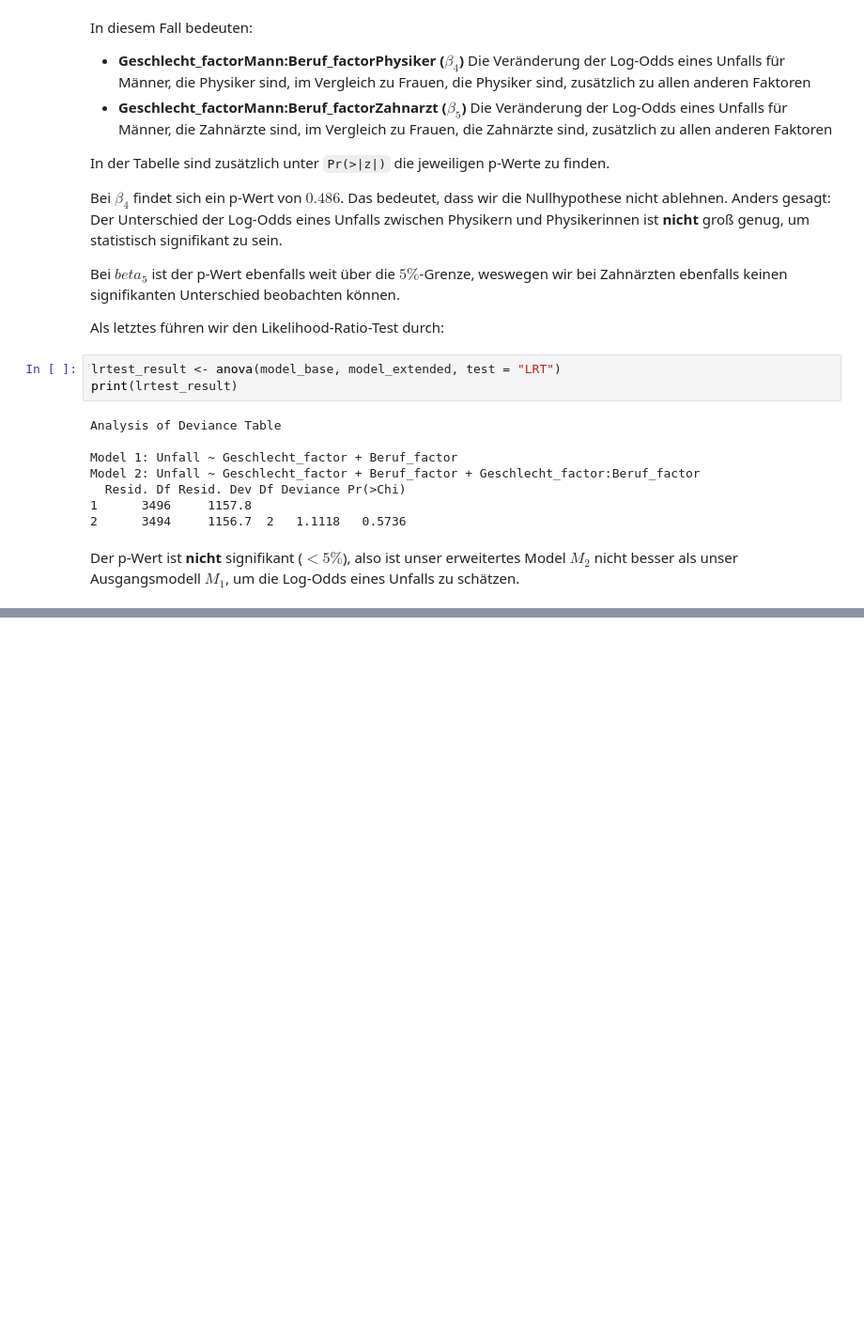
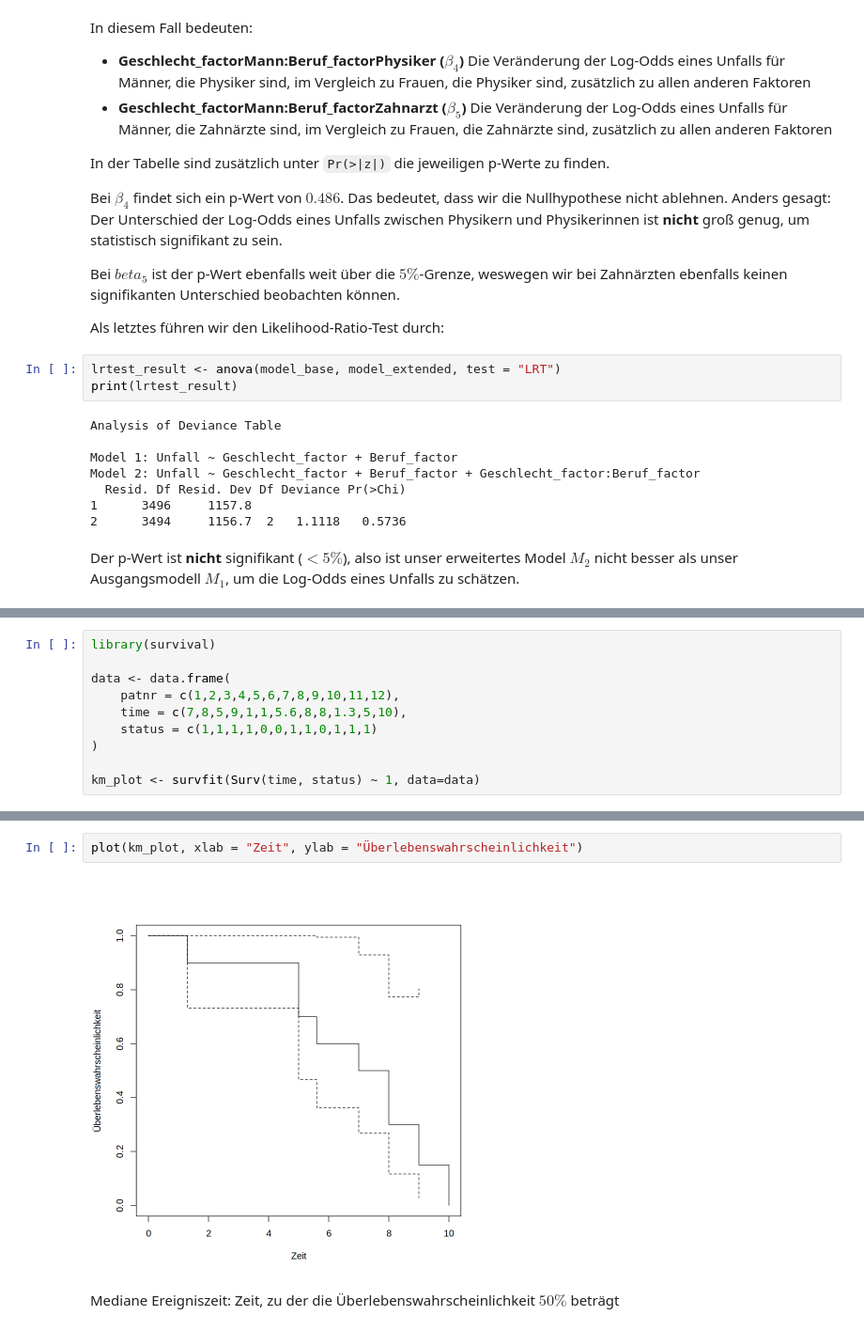
Before and after one commit to mathiashusted/Statistics2, a Jupyter notebook: Uebung 4/Uebung 4.ipynb, the cells around one changed output, grey strips where cells are left out. Shown at 94% size. Saved outputs shown, nothing was run; the diff lists cells and outputs as text; blank space fills up the shorter version.

```diff
--- a/Uebung 4/Uebung 4.ipynb
+++ b/Uebung 4/Uebung 4.ipynb
@@ -146,0 +169,10 @@ Der p-Wert ist **nicht** signifikant ($<5\%$), also ist unser erweitertes Model
+# %%
+library(survival)
+
+data <- data.frame(
+    patnr = c(1,2,3,4,5,6,7,8,9,10,11,12),
+    time = c(7,8,5,9,1,1,5.6,8,8,1.3,5,10),
+    status = c(1,1,1,1,0,0,1,1,0,1,1,1)
+)
+
+km_plot <- survfit(Surv(time, status) ~ 1, data=data)
@@ -146,0 +255,6 @@ Der p-Wert ist **nicht** signifikant ($<5\%$), also ist unser erweitertes Model
+# %%
+plot(km_plot, xlab = "Zeit", ylab = "Überlebenswahrscheinlichkeit")
+# %% [output]
+[figure, added]
+# %% [markdown]
+Mediane Ereigniszeit: Zeit, zu der die Überlebenswahrscheinlichkeit $50\%$ beträgt
```
Also changed, not shown: parts of 23 cells of this notebook, 1 other file.
